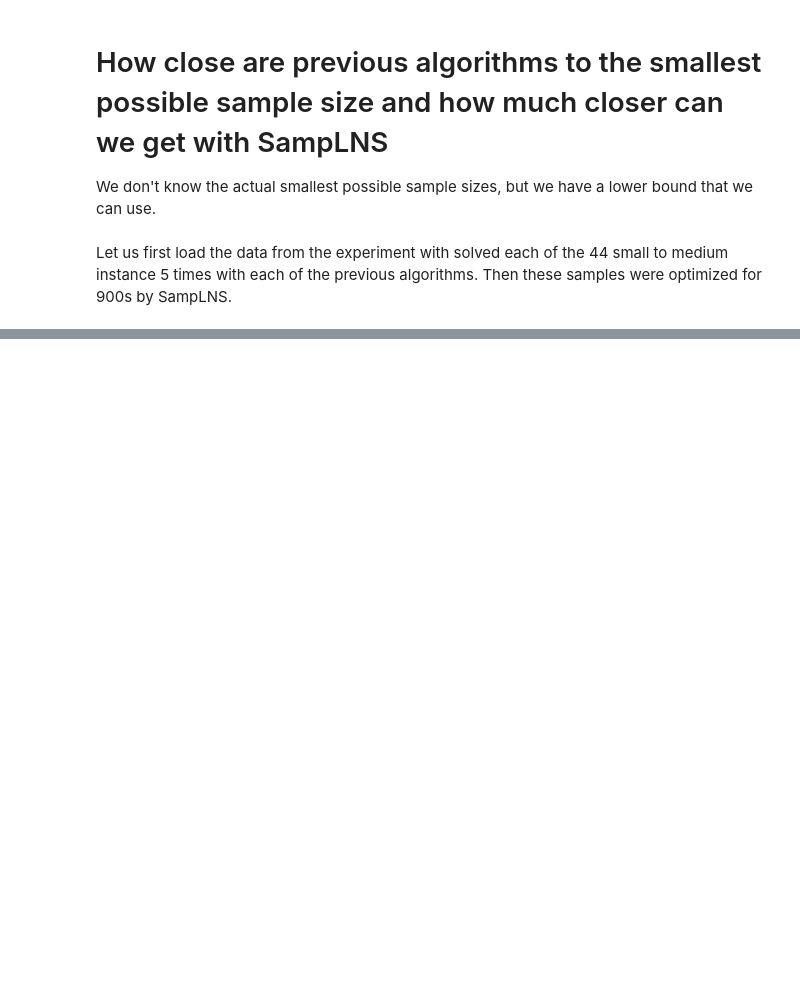
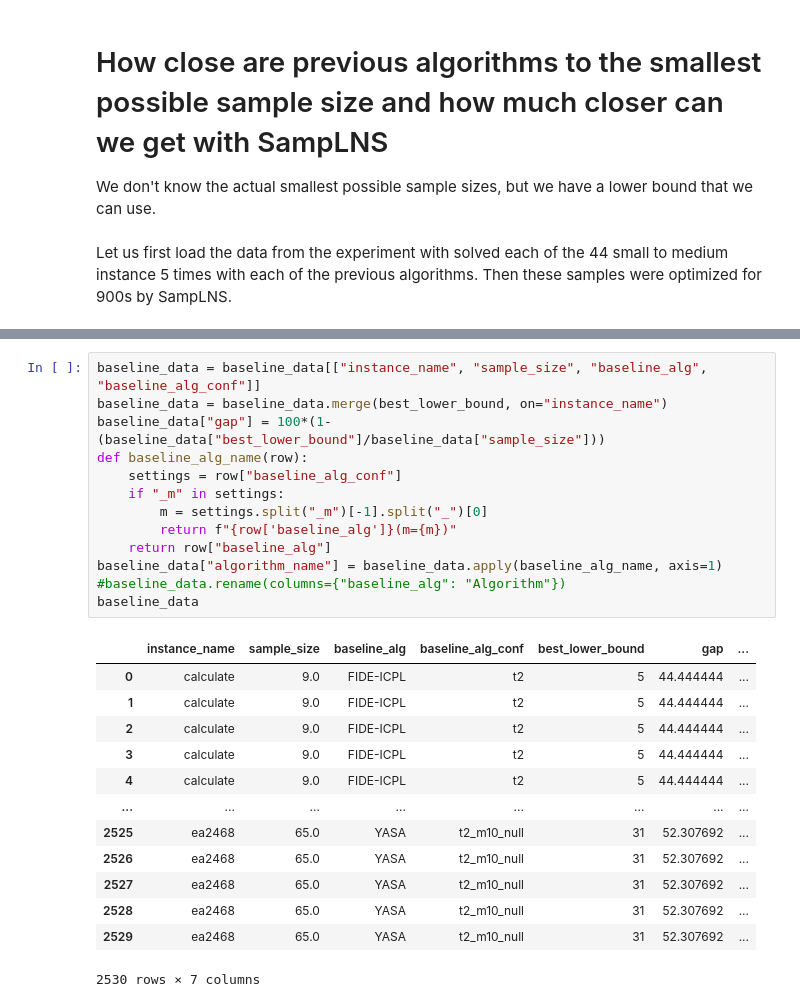
Before and after one commit to tubs-alg/SampLNS, a Jupyter notebook: evaluation/04_based_on_yasa/07_lower_bound_gap.ipynb, the cells around one changed output, grey strips where cells are left out. Saved outputs shown, nothing was run; the diff lists cells and outputs as text; blank space fills up the shorter version.

```diff
--- a/evaluation/04_based_on_yasa/07_lower_bound_gap.ipynb
+++ b/evaluation/04_based_on_yasa/07_lower_bound_gap.ipynb
@@ -218,0 +53,27 @@ t_.reset_index().groupby(["baseline_alg", "SampLNS"])[["c"]].sum()
+# %%
+baseline_data = baseline_data[["instance_name", "sample_size", "baseline_alg", "baseline_alg_conf"]]
+baseline_data = baseline_data.merge(best_lower_bound, on="instance_name")
+baseline_data["gap"] = 100*(1-(baseline_data["best_lower_bound"]/baseline_data["sample_size"]))
+def baseline_alg_name(row):
+    settings = row["baseline_alg_conf"]
+    if "_m" in settings:
+        m = settings.split("_m")[-1].split("_")[0]
+        return f"{row['baseline_alg']}(m={m})"
+    return row["baseline_alg"]
+baseline_data["algorithm_name"] = baseline_data.apply(baseline_alg_name, axis=1)
+#baseline_data.rename(columns={"baseline_alg": "Algorithm"})
+baseline_data
+# %% [output]
+|  | instance_name | sample_size | baseline_alg | baseline_alg_conf | best_lower_bound | gap | ... |
+| 0 | calculate | 9.0 | FIDE-ICPL | t2 | 5 | 44.444444 | ... |
+| 1 | calculate | 9.0 | FIDE-ICPL | t2 | 5 | 44.444444 | ... |
+| 2 | calculate | 9.0 | FIDE-ICPL | t2 | 5 | 44.444444 | ... |
+| 3 | calculate | 9.0 | FIDE-ICPL | t2 | 5 | 44.444444 | ... |
+| 4 | calculate | 9.0 | FIDE-ICPL | t2 | 5 | 44.444444 | ... |
+| ... | ... | ... | ... | ... | ... | ... | ... |
+| 2525 | ea2468 | 65.0 | YASA | t2_m10_null | 31 | 52.307692 | ... |
+| 2526 | ea2468 | 65.0 | YASA | t2_m10_null | 31 | 52.307692 | ... |
+| 2527 | ea2468 | 65.0 | YASA | t2_m10_null | 31 | 52.307692 | ... |
+| 2528 | ea2468 | 65.0 | YASA | t2_m10_null | 31 | 52.307692 | ... |
+| 2529 | ea2468 | 65.0 | YASA | t2_m10_null | 31 | 52.307692 | ... |
+2530 rows × 7 columns
```
Also changed, not shown: parts of 17 cells of this notebook, 7 other files.
